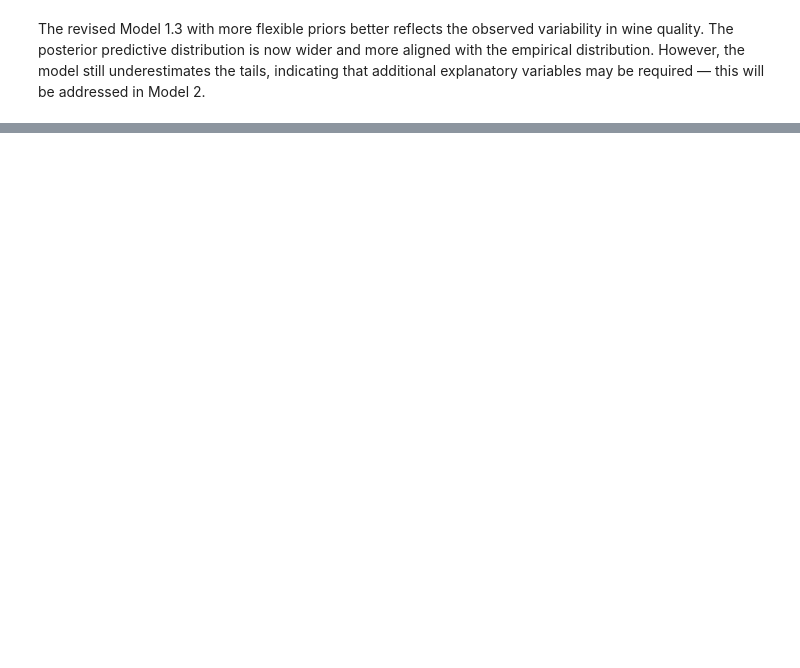
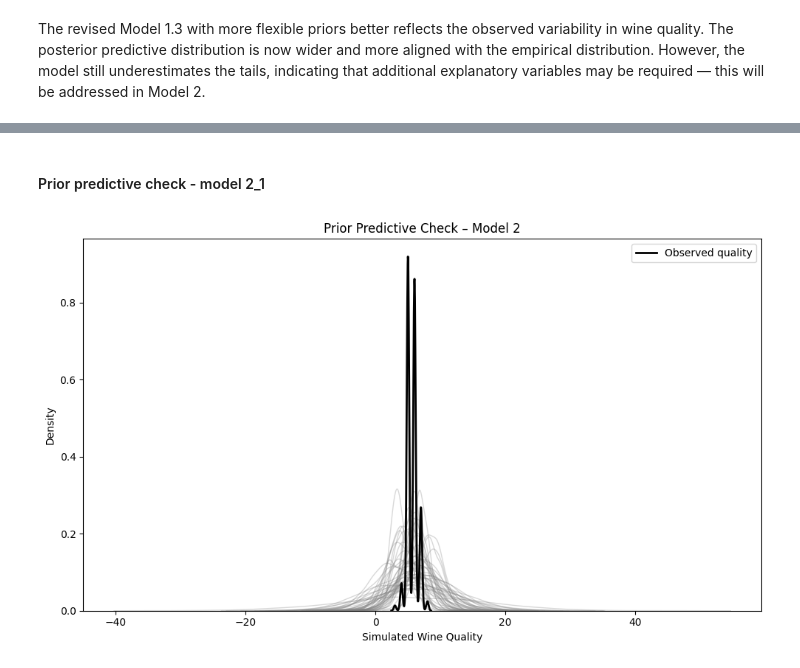
Before and after one commit to zacky111/Data_analytics, a Jupyter notebook: main.ipynb, the cells around one changed output, grey strips where cells are left out. Saved outputs shown, nothing was run; the diff lists cells and outputs as text; code cells hidden in the pictures; blank space fills up the shorter version.

```diff
--- a/main.ipynb
+++ b/main.ipynb
@@ -691,0 +690,19 @@ To be done now: creation of Model 2 (probably 2_1, 2_2 ...) with predictors:alco
+# %%
+# Nowy zestaw predyktorów
+predictors_model2 = ["alcohol", "volatile acidity", "sulphates", "citric acid", "density"]
+
+# Standaryzacja
+X_model2 = df[predictors_model2].values
+scaler2 = StandardScaler()
+X_scaled_model2 = scaler2.fit_transform(X_model2)
+
+# Cel
+y = df["quality"].values
+
+# Dane dla Stan
+stan_data2 = {
+    "N": X_scaled_model2.shape[0],
+    "K": X_scaled_model2.shape[1],
+    "X": X_scaled_model2,
+    "y": y
+}
@@ -691,0 +754,41 @@ To be done now: creation of Model 2 (probably 2_1, 2_2 ...) with predictors:alco
+# %% [markdown]
+#### Prior predictive check - model 2_1
+# %%
+import numpy as np
+import matplotlib.pyplot as plt
+import seaborn as sns
+
+# --- Prior predictive check for Model 2 (5 predictors) ---
+n_samples = 500  # liczba prób
+n_obs = X_scaled_model2.shape[0]
+
+# Priory z model2_1.stan
+alpha_prior = np.random.normal(loc=5.5, scale=1.5, size=n_samples)
+beta_prior = np.random.normal(loc=0.0, scale=1.0, size=(n_samples, 5))  # 5 predyktorów
+sigma_prior = np.random.exponential(scale=2.0, size=n_samples)  # więcej wariancji
+
+# Symulacje
+y_prior_samples = []
+
+for i in range(n_samples):
+    mu = X_scaled_model2 @ beta_prior[i] + alpha_prior[i]
+    y_sim = np.random.normal(mu, sigma_prior[i])
+    y_prior_samples.append(y_sim)
+
+y_prior_samples = np.array(y_prior_samples)
+
+# Wykres
+plt.figure(figsize=(10, 6))
+for i in range(50):  # tylko kilkanaście-50 krzywych
+    sns.kdeplot(y_prior_samples[i], color="gray", alpha=0.3, linewidth=1)
+
+sns.kdeplot(y, color="black", linewidth=2, label="Observed quality")
+
+plt.title("Prior Predictive Check – Model 2")
+plt.xlabel("Simulated Wine Quality")
+plt.ylabel("Density")
+plt.legend()
+plt.tight_layout()
+plt.show()
+# %% [output]
+[figure, added]
```
Also changed, not shown: parts of 25 cells of this notebook, 7 other files.
